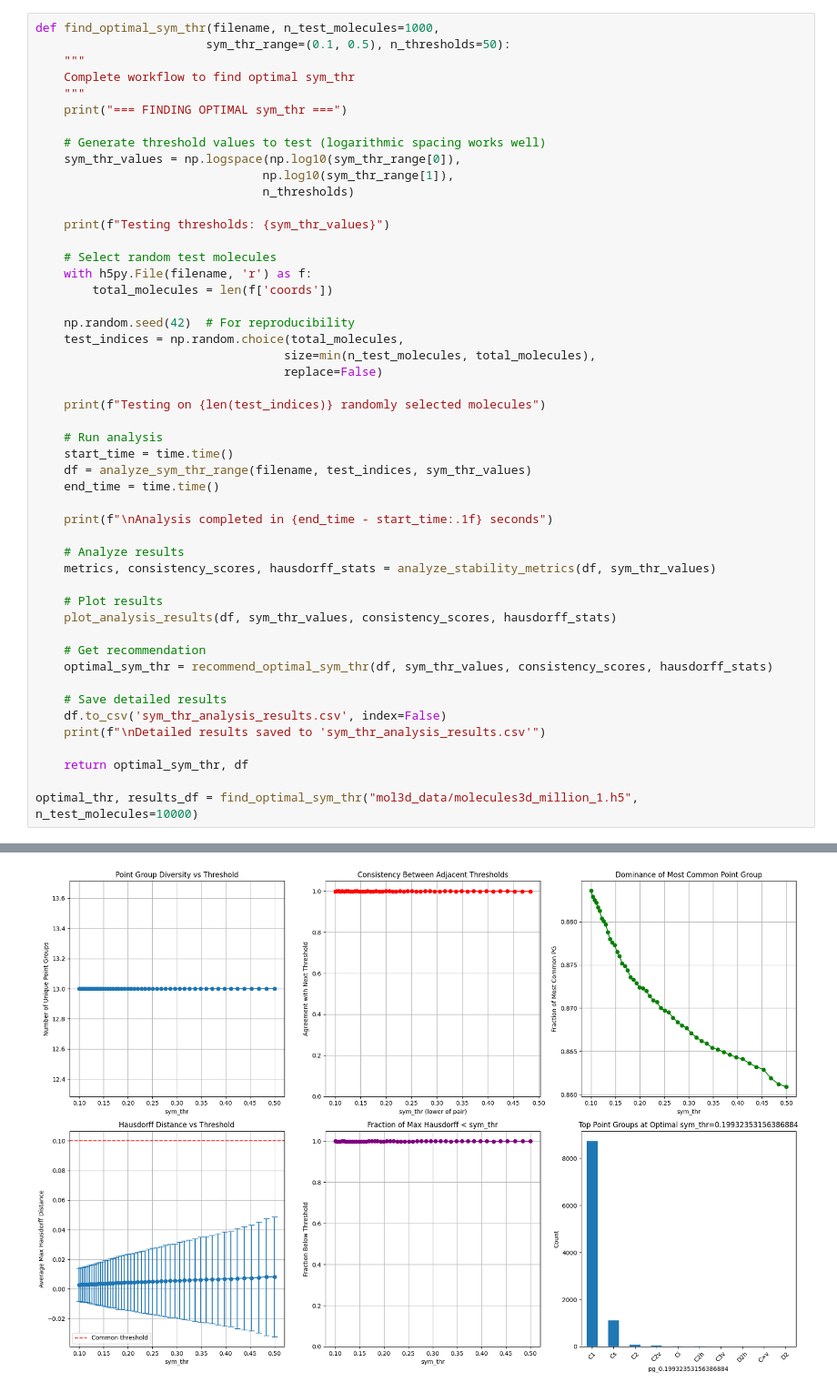
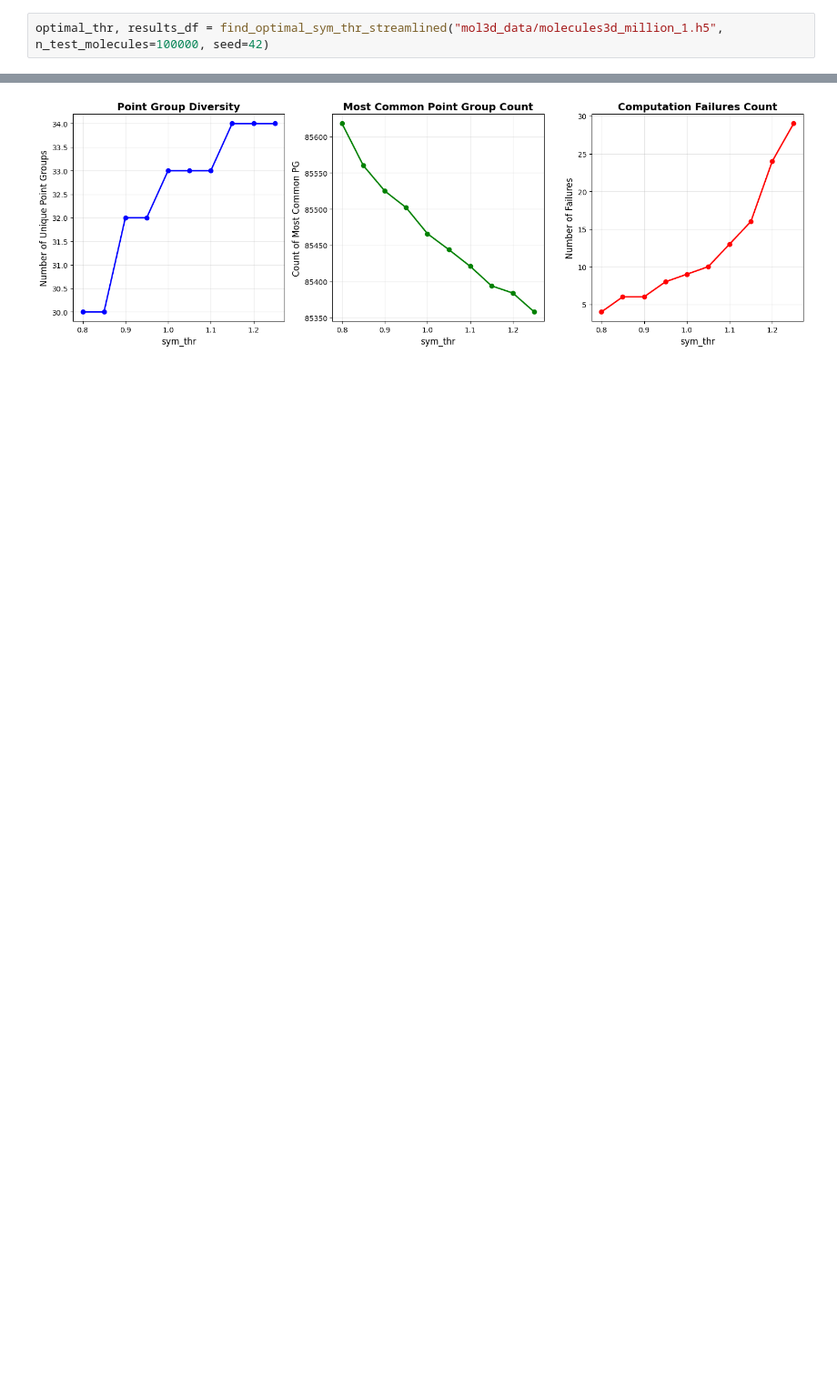
Before and after one commit to Nr-1000101/hidra, a Jupyter notebook: point_group_symmetry_analysis/experiments.ipynb, the cells around one changed output, grey strips where cells are left out. Shown at 91% size. Saved outputs shown, nothing was run; the diff lists cells and outputs as text; blank space fills up the shorter version.

```diff
--- a/point_group_symmetry_analysis/experiments.ipynb
+++ b/point_group_symmetry_analysis/experiments.ipynb
@@ -293,50 +285,3 @@ def recommend_optimal_sym_thr(df, sym_thr_values, consistency_scores, hausdorff_
 # %%
-def find_optimal_sym_thr(filename, n_test_molecules=1000,
-                        sym_thr_range=(0.1, 0.5), n_thresholds=50):
-    """
-    Complete workflow to find optimal sym_thr
-    """
-    print("=== FINDING OPTIMAL sym_thr ===")
-
-    # Generate threshold values to test (logarithmic spacing works well)
-    sym_thr_values = np.logspace(np.log10(sym_thr_range[0]),
-                                np.log10(sym_thr_range[1]),
-                                n_thresholds)
-
-    print(f"Testing thresholds: {sym_thr_values}")
-
-    # Select random test molecules
-    with h5py.File(filename, 'r') as f:
-        total_molecules = len(f['coords'])
-
-    np.random.seed(42)  # For reproducibility
-    test_indices = np.random.choice(total_molecules,
-                                   size=min(n_test_molecules, total_molecules),
-                                   replace=False)
-
-    print(f"Testing on {len(test_indices)} randomly selected molecules")
-
-    # Run analysis
-    start_time = time.time()
-    df = analyze_sym_thr_range(filename, test_indices, sym_thr_values)
-    end_time = time.time()
-
-    print(f"\nAnalysis completed in {end_time - start_time:.1f} seconds")
-
-    # Analyze results
-    metrics, consistency_scores, hausdorff_stats = analyze_stability_metrics(df, sym_thr_values)
-
-    # Plot results
-    plot_analysis_results(df, sym_thr_values, consistency_scores, hausdorff_stats)
-
-    # Get recommendation
-    optimal_sym_thr = recommend_optimal_sym_thr(df, sym_thr_values, consistency_scores, hausdorff_stats)
-
-    # Save detailed results
-    df.to_csv('sym_thr_analysis_results.csv', index=False)
-    print(f"\nDetailed results saved to 'sym_thr_analysis_results.csv'")
-
-    return optimal_sym_thr, df
-
-optimal_thr, results_df = find_optimal_sym_thr("mol3d_data/molecules3d_million_1.h5", n_test_molecules=10000)
+optimal_thr, results_df = find_optimal_sym_thr_streamlined("mol3d_data/molecules3d_million_1.h5", n_test_molecules=100000, seed=42)
 # %% [output]
@@ -360 +305 @@ Analysis completed in 121.9 seconds
-[figure, old version]
+[figure, new version]
```
Also changed, not shown: parts of 2 cells of this notebook.
